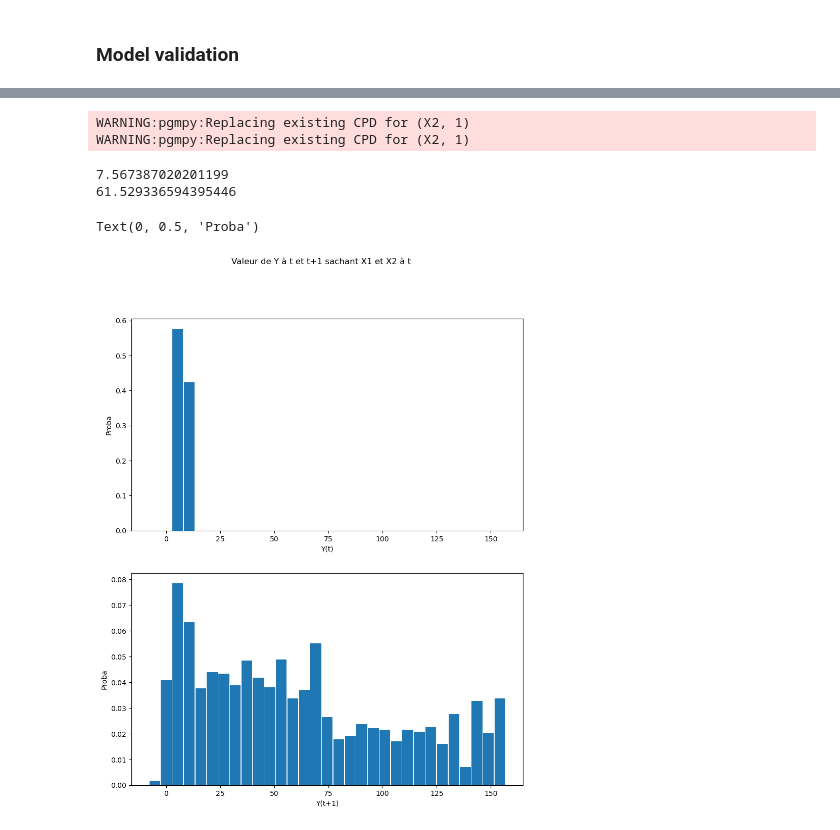
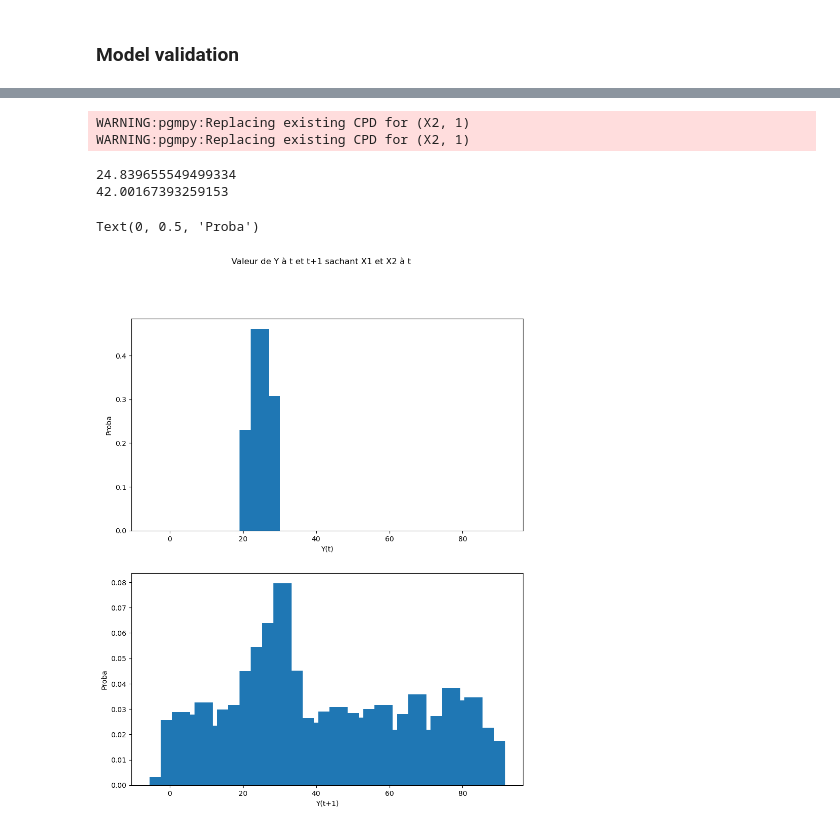
Before and after one commit to MehdiEK/BayesianNet4TimeSeries, a Jupyter notebook: models/test_model_v0.ipynb, the cells around one changed output, grey strips where cells are left out. Drawn from its saved outputs; the diff is of its cells as text; code cells hidden in the pictures.

```diff
--- a/models/test_model_v0.ipynb
+++ b/models/test_model_v0.ipynb
@@ -11,7 +11,7 @@ from model_v0 import DumbDiscretizer, pgmpy_friendly_transformer
 ### Parameters of the experience
 # %%
 nb_points = 1000  # nb of points in the dataset
-sliding_window = 2  # sliding winodw for pgmpy dataset
+sliding_window = 5  # sliding winodw for pgmpy dataset
 # %% [markdown]
 Generate data
 # %%
@@ -156,37 +175,42 @@ inference = DBNInference(dbn)
 
 # known observation
 evidence = {
-    ('X1', 0): discretizer.indexer("X1", -29.62),
-    ('X2', 0): discretizer.indexer("X2", -12.78),
+    ('X1', 0): discretizer.indexer("X1", -24.32),
+    ('X2', 0): discretizer.indexer("X2", -10.22),
 }  # value must be indice
+
+evidence = {
+    ('X1', 0): 20,
+    ('X2', 0): 19,
+}
 
 # result of question given evidence what about variable
 result = inference.forward_inference(variables=[('Y', 0), ("Y", 1)],
                                      evidence=evidence)
 proba_0 = result[("Y", 0)].values
 proba_1 = result[("Y", 1)].values
 
 # x-axis
 x_ = [discretizer.reverse_indexer(column_name="Y", ind=i) for i in range(len(proba_0))]
 
 print(np.dot(proba_0, x_))
 print(np.dot(proba_1, x_))
 
 fig, ax = plt.subplots(2, 1, figsize=(10, 12))
 
 fig.suptitle("Valeur de Y à t et t+1 sachant X1 et X2 à t")
 
 ax[0].bar(x_, proba_0, width=5.)
 ax[0].set_xlabel("Y(t)")
 ax[0].set_ylabel("Proba")
 
 ax[1].bar(x_, proba_1, width=5.)
 ax[1].set_xlabel("Y(t+1)")
 ax[1].set_ylabel("Proba")
 # %% [output]
 WARNING:pgmpy:Replacing existing CPD for (X2, 1)
 WARNING:pgmpy:Replacing existing CPD for (X2, 1)
-7.567387020201199
-61.529336594395446
+24.839655549499334
+42.00167393259153
 Text(0, 0.5, 'Proba')
-[figure, old version]
+[figure, new version]
```
Also changed, not shown: parts of 11 cells of this notebook.
